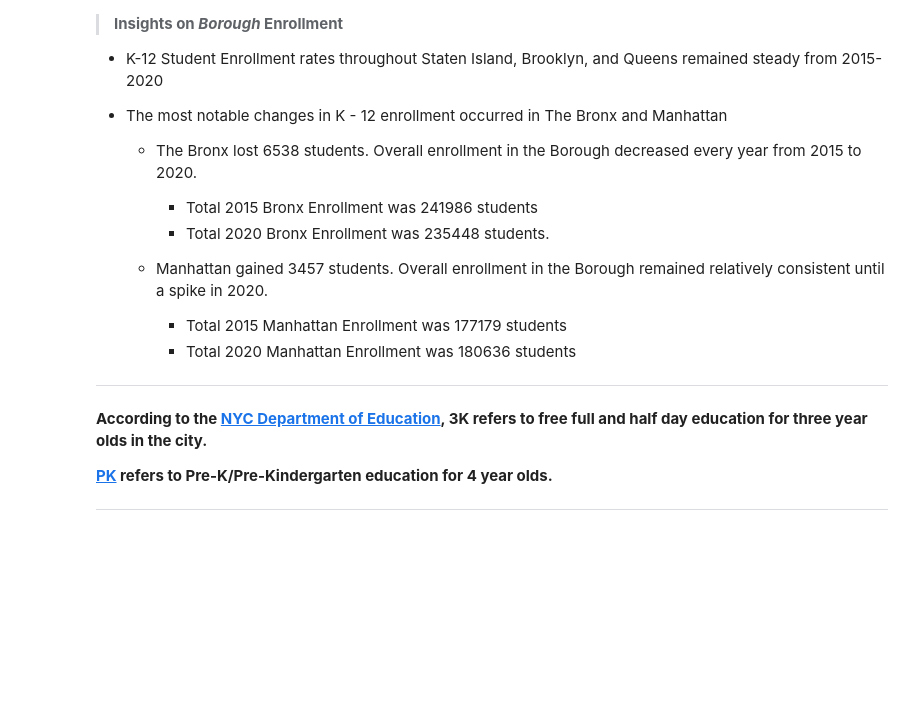
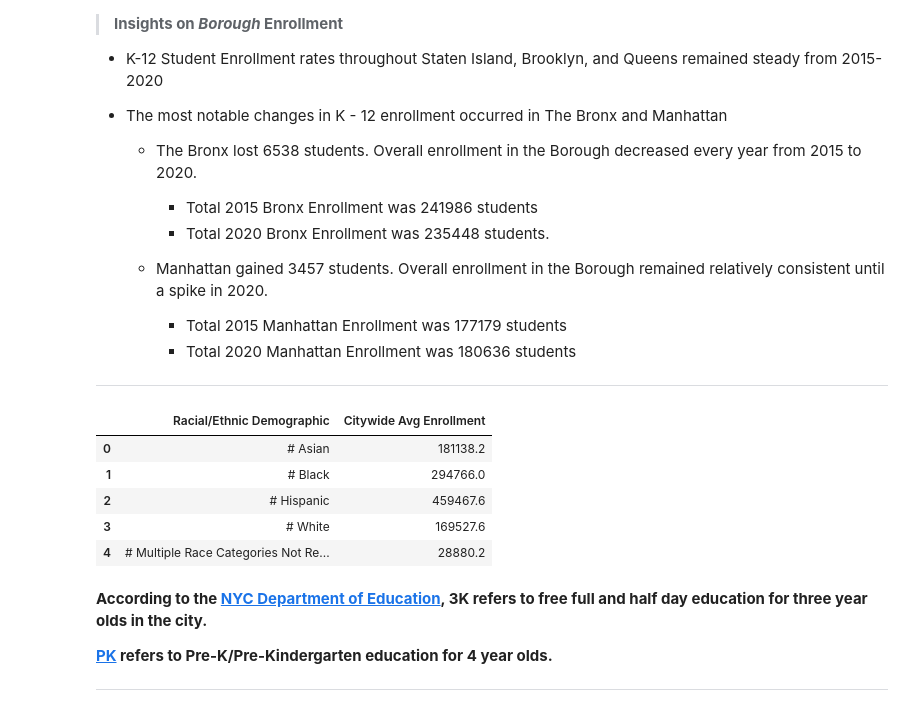
Before and after one commit to thetechleila/NYC-Public-Schools-EDA-Pre-and-Post-Pandemic, a Jupyter notebook: code/eda.ipynb, the cells around one changed output. Cells and saved outputs as stored; diff of their text form; code cells hidden in the pictures; blank space fills up the shorter version.

```diff
--- a/code/eda.ipynb
+++ b/code/eda.ipynb
@@ -373,6 +394,23 @@ ___
         - Total 2015 Manhattan Enrollment was 177179 students
         - Total 2020 Manhattan Enrollment was 180636 students
 ___
+# %%
+#Get average racial/ethnic demographic percentages of students citywide
+
+eth_columns = ["# Asian", "# Black", "# Hispanic", "# White", "# Multiple Race Categories Not Represented"]
+
+ethno_dem_df = df[eth_columns].mean().reset_index()
+
+ethno_dem_df.columns = ["Racial/Ethnic Demographic", "Citywide Avg Enrollment"]
+
+ethno_dem_df
+# %% [output]
+|  | Racial/Ethnic Demographic | Citywide Avg Enrollment |
+| 0 | # Asian | 181138.2 |
+| 1 | # Black | 294766.0 |
+| 2 | # Hispanic | 459467.6 |
+| 3 | # White | 169527.6 |
+| 4 | # Multiple Race Categories Not Re... | 28880.2 |
 # %% [markdown]
 **According to the [NYC Department of Education](https://teachnyc.net/want-to-be-teacher/early-childhood-education/all-about), 3K refers to free full and half day education for three year olds in the city.**
 
```
Also changed, not shown: parts of 2 cells of this notebook.
